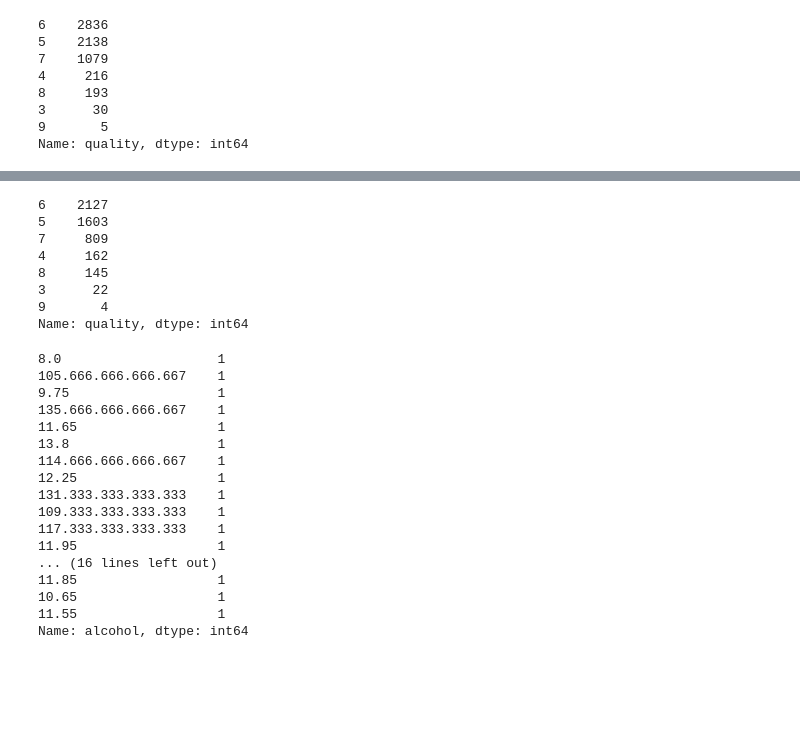
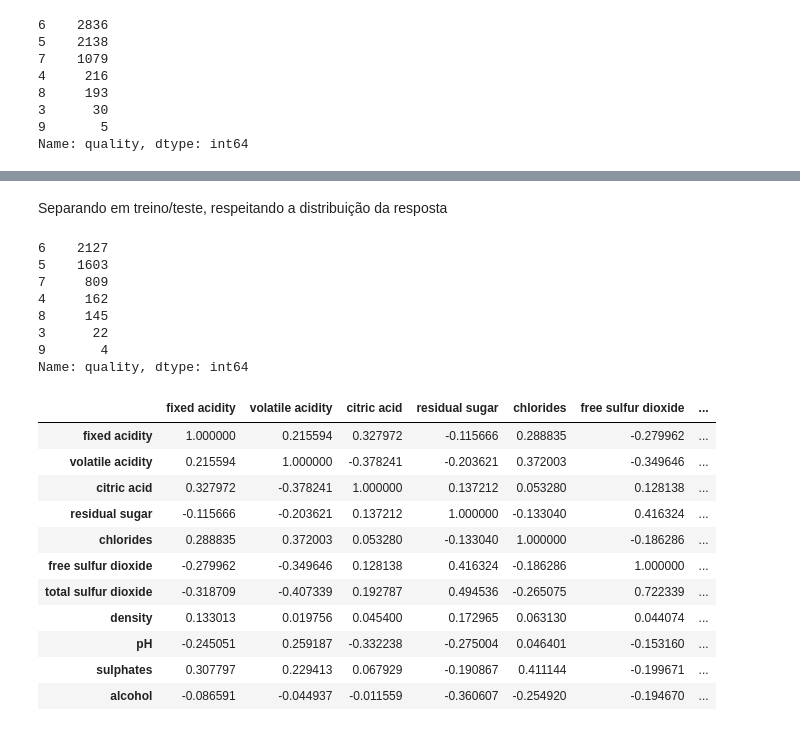
Before and after one commit to fbarscevicius/vinho-verde, a Jupyter notebook: 01_eda.ipynb, the cells around one changed output, grey strips where cells are left out. Drawn from its saved outputs; the diff is of its cells as text; code cells hidden in the pictures; blank space fills up the shorter version.

```diff
--- a/01_eda.ipynb
+++ b/01_eda.ipynb
@@ -55,3 +126,5 @@ Name: quality, dtype: int64
+# %% [markdown]
+Separando em treino/teste, respeitando a distribuição da resposta
 # %%
 X = wine_raw_df.drop(['quality'], axis=1)
 y = wine_raw_df.quality
@@ -68,24 +141,3 @@ y_train.value_counts()
 3      22
 9       4
 Name: quality, dtype: int64
-# %%
-wine_counts = X_train.alcohol.value_counts()
-wine_counts[wine_counts == 1]
-# %% [output]
-8.0                    1
-105.666.666.666.667    1
-9.75                   1
-135.666.666.666.667    1
-11.65                  1
-13.8                   1
-114.666.666.666.667    1
-12.25                  1
-131.333.333.333.333    1
-109.333.333.333.333    1
-117.333.333.333.333    1
-11.95                  1
-... (16 lines left out)
-11.85                  1
-10.65                  1
-11.55                  1
-Name: alcohol, dtype: int64
@@ -93,0 +144,15 @@ X_train['alcohol'] = X_train['alcohol'].apply(utils.convert_alcohol_str())
+# %%
+X_train.corr()
+# %% [output]
+|  | fixed acidity | volatile acidity | citric acid | residual sugar | chlorides | free sulfur dioxide | ... |
+| fixed acidity | 1.000000 | 0.215594 | 0.327972 | -0.115666 | 0.288835 | -0.279962 | ... |
+| volatile acidity | 0.215594 | 1.000000 | -0.378241 | -0.203621 | 0.372003 | -0.349646 | ... |
+| citric acid | 0.327972 | -0.378241 | 1.000000 | 0.137212 | 0.053280 | 0.128138 | ... |
+| residual sugar | -0.115666 | -0.203621 | 0.137212 | 1.000000 | -0.133040 | 0.416324 | ... |
+| chlorides | 0.288835 | 0.372003 | 0.053280 | -0.133040 | 1.000000 | -0.186286 | ... |
+| free sulfur dioxide | -0.279962 | -0.349646 | 0.128138 | 0.416324 | -0.186286 | 1.000000 | ... |
+| total sulfur dioxide | -0.318709 | -0.407339 | 0.192787 | 0.494536 | -0.265075 | 0.722339 | ... |
+| density | 0.133013 | 0.019756 | 0.045400 | 0.172965 | 0.063130 | 0.044074 | ... |
+| pH | -0.245051 | 0.259187 | -0.332238 | -0.275004 | 0.046401 | -0.153160 | ... |
+| sulphates | 0.307797 | 0.229413 | 0.067929 | -0.190867 | 0.411144 | -0.199671 | ... |
+| alcohol | -0.086591 | -0.044937 | -0.011559 | -0.360607 | -0.254920 | -0.194670 | ... |
```
Also changed, not shown: parts of 21 cells of this notebook.
